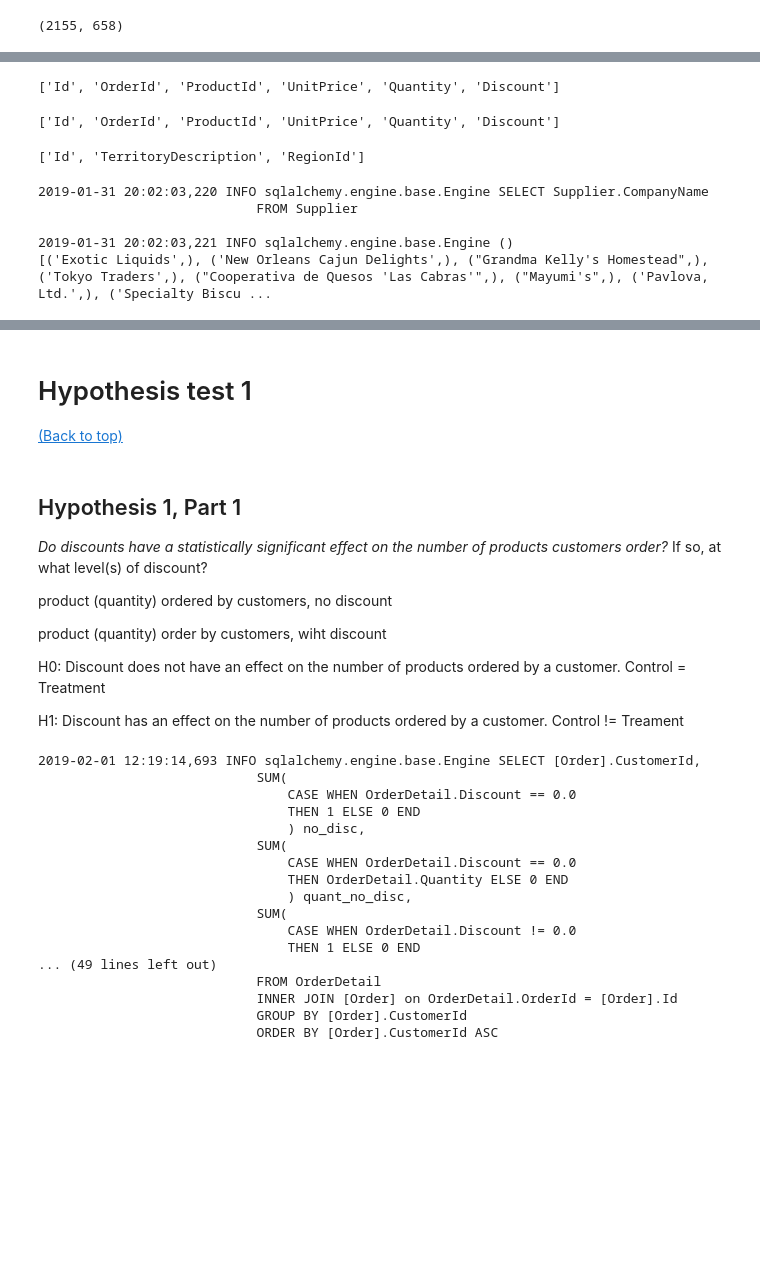
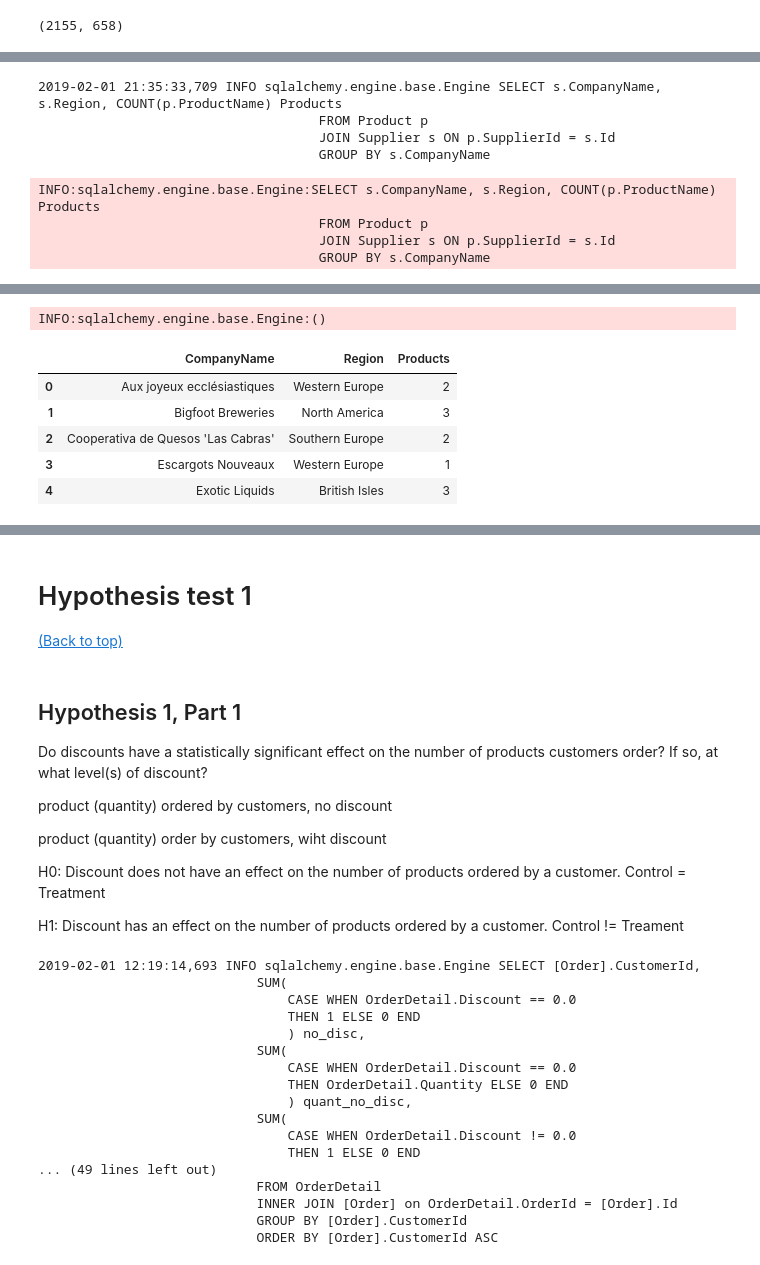
Before and after one commit to ssrosa/dsc-2-final-project-online-ds-pt-100118, a Jupyter notebook: student.ipynb, the cells around one changed output, grey strips where cells are left out. Saved outputs shown, nothing was run; the diff lists cells and outputs as text; code cells hidden in the pictures; blank space fills up the shorter version.

```diff
--- a/student.ipynb
+++ b/student.ipynb
@@ -816,12 +701,0 @@ True
-# %%
-tables_columns['OrderDetail']
-# %% [output]
-['Id', 'OrderId', 'ProductId', 'UnitPrice', 'Quantity', 'Discount']
-# %%
-tables_columns['OrderDetail']
-# %% [output]
-['Id', 'OrderId', 'ProductId', 'UnitPrice', 'Quantity', 'Discount']
-# %%
-tables_columns['Territory']
-# %% [output]
-['Id', 'TerritoryDescription', 'RegionId']
@@ -830,11 +702,19 @@ conn = engine.connect()
-# %%
-results = conn.execute('''SELECT Supplier.CompanyName
-                            FROM Supplier
-                        ''')
-print(results.fetchall())
-# %% [output]
-2019-01-31 20:02:03,220 INFO sqlalchemy.engine.base.Engine SELECT Supplier.CompanyName
-                            FROM Supplier
-
-2019-01-31 20:02:03,221 INFO sqlalchemy.engine.base.Engine ()
-[('Exotic Liquids',), ('New Orleans Cajun Delights',), ("Grandma Kelly's Homestead",), ('Tokyo Traders',), ("Cooperativa de Quesos 'Las Cabras'",), ("Mayumi's",), ('Pavlova, Ltd.',), ('Specialty Biscu ...
+# %%
+#
+#
+#How many products per supplier?
+prod_supp = pd.read_sql_query('''SELECT s.CompanyName, s.Region, COUNT(p.ProductName) Products
+                                    FROM Product p
+                                    JOIN Supplier s ON p.SupplierId = s.Id
+                                    GROUP BY s.CompanyName
+                                ''', engine)
+prod_supp.head()
+# %% [output]
+2019-02-01 21:35:33,709 INFO sqlalchemy.engine.base.Engine SELECT s.CompanyName, s.Region, COUNT(p.ProductName) Products
+                                    FROM Product p
+                                    JOIN Supplier s ON p.SupplierId = s.Id
+                                    GROUP BY s.CompanyName
+INFO:sqlalchemy.engine.base.Engine:SELECT s.CompanyName, s.Region, COUNT(p.ProductName) Products
+                                    FROM Product p
+                                    JOIN Supplier s ON p.SupplierId = s.Id
+                                    GROUP BY s.CompanyName
@@ -841 +722,8 @@ print(results.fetchall())
+INFO:sqlalchemy.engine.base.Engine:()
+|  | CompanyName | Region | Products |
+| 0 | Aux joyeux ecclésiastiques | Western Europe | 2 |
+| 1 | Bigfoot Breweries | North America | 3 |
+| 2 | Cooperativa de Quesos 'Las Cabras' | Southern Europe | 2 |
+| 3 | Escargots Nouveaux | Western Europe | 1 |
+| 4 | Exotic Liquids | British Isles | 3 |
 # %%
@@ -869,7 +758,7 @@ print(results.fetchall())
 [(Back to top)](#top)
 # %% [markdown]
 ## Hypothesis 1, Part 1
-*Do discounts have a statistically significant effect on the number of products customers order?* If so, at what level(s) of discount?
+Do discounts have a statistically significant effect on the number of products customers order? If so, at what level(s) of discount?
 
 product (quantity) ordered by customers, no discount
 
```
Also changed, not shown: parts of 31 cells of this notebook, 1 other file.
